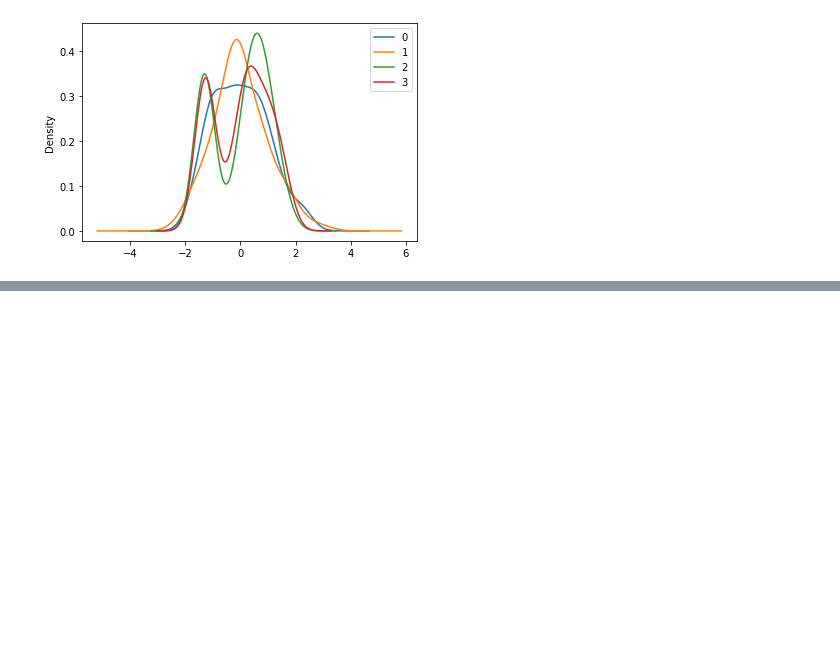
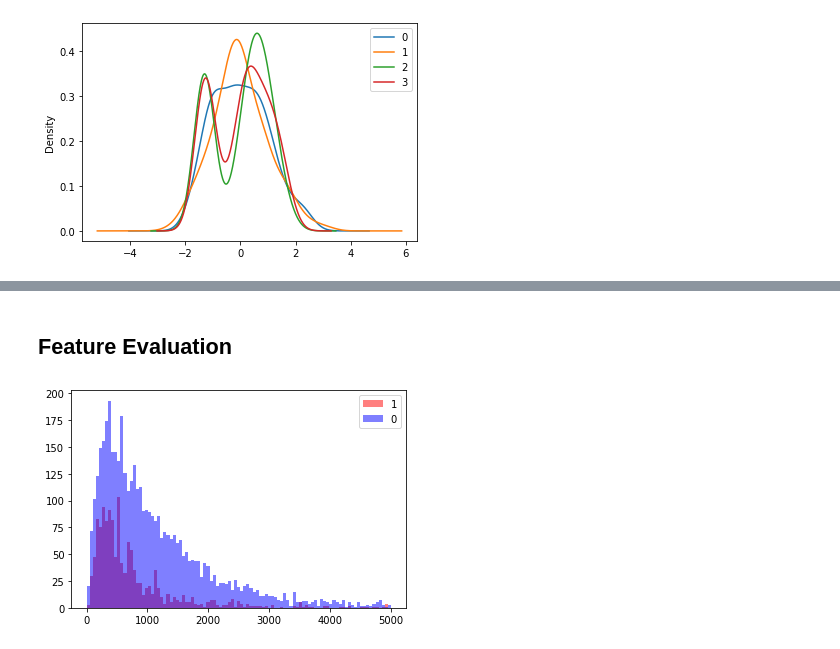
Before and after one commit to bansalrishi/NaturalLanguageProcessing, a Jupyter notebook: Feature Engineering.ipynb, the cells around one changed output, grey strips where cells are left out. Drawn from its saved outputs; the diff is of its cells as text; code cells hidden in the pictures; blank space fills up the shorter version.

```diff
--- a/Feature Engineering.ipynb
+++ b/Feature Engineering.ipynb
@@ -69,0 +57,11 @@ df.plot.kde()
+# %%
+import pandas as pd
+import numpy as np
+
+dataset = pd.read_csv("Data/emails.csv")
+
+X = dataset["text"]
+y = dataset["spam"]
+# %%
+dataset["text_len"] = dataset["text"].apply(lambda x: len(x) - x.count(" "))
+dataset
@@ -69,0 +82,2 @@ df.plot.kde()
+# %% [markdown]
+## Feature Evaluation
@@ -69,0 +87,9 @@ df.plot.kde()
+# %%
+#dataset[["text_len"]] = preprocessing.scale(dataset[["text_len"]])
+bins = np.linspace(0, 5000, 100)
+plt.hist(dataset[dataset['spam']== 1]['text_len'], bins, alpha = 0.5, color = 'red', label = "1")
+plt.hist(dataset[dataset['spam']== 0]['text_len'], bins, alpha = 0.5, color = 'blue', label = "0")
+plt.legend()
+plt.show()
+# %% [output]
+[figure, added]
```
Also changed, not shown: parts of 5 cells of this notebook.
